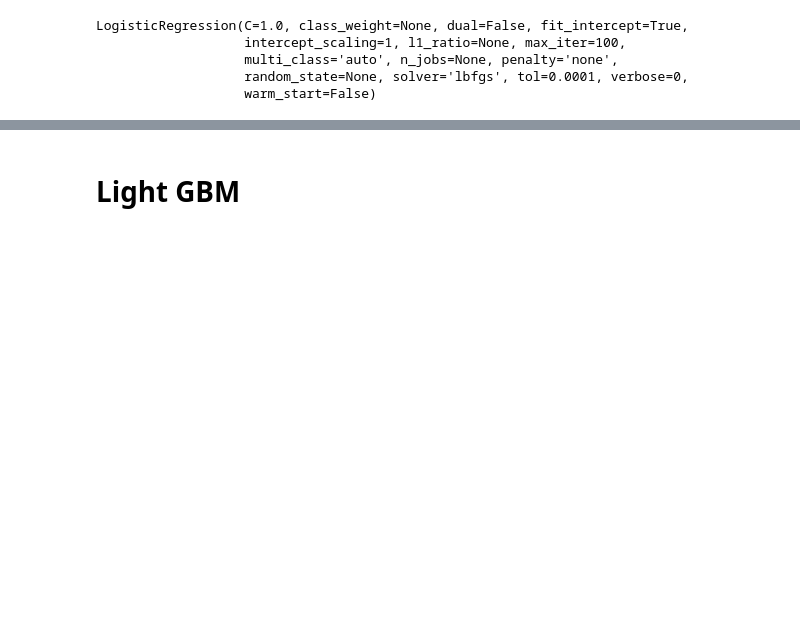
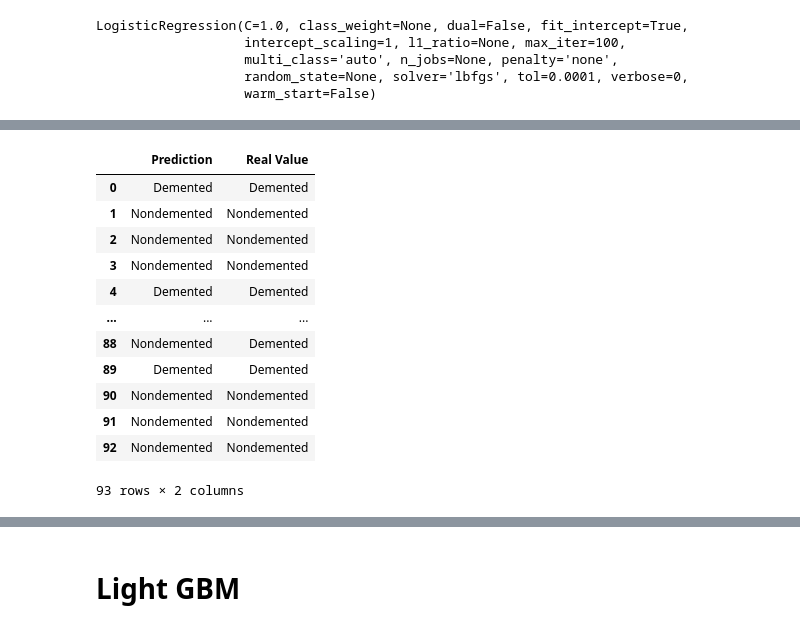
Before and after one commit to GustavoDLRA/Clasificador-para-datos-tabulares-de-Alzheimer, a Jupyter notebook: Prediccion_Datos_Tabulares.ipynb, the cells around one changed output, grey strips where cells are left out. Drawn from its saved outputs; the diff is of its cells as text; code cells hidden in the pictures; blank space fills up the shorter version.

```diff
--- a/Prediccion_Datos_Tabulares.ipynb
+++ b/Prediccion_Datos_Tabulares.ipynb
@@ -526,0 +549,19 @@ predicciones.head(100)
+# %%
+#Crearemos un dataframe para poder comparar la prediccion y el valor real de la base de datos Test
+test=pd.DataFrame(prediccion_X_test,columns=["Prediction"])
+test.insert(1,"Real Value",y_test,True)
+test
+# %% [output]
+|  | Prediction | Real Value |
+| 0 | Demented | Demented |
+| 1 | Nondemented | Nondemented |
+| 2 | Nondemented | Nondemented |
+| 3 | Nondemented | Nondemented |
+| 4 | Demented | Demented |
+| ... | ... | ... |
+| 88 | Nondemented | Demented |
+| 89 | Demented | Demented |
+| 90 | Nondemented | Nondemented |
+| 91 | Nondemented | Nondemented |
+| 92 | Nondemented | Nondemented |
+93 rows × 2 columns
```
Also changed, not shown: parts of 32 cells of this notebook.
